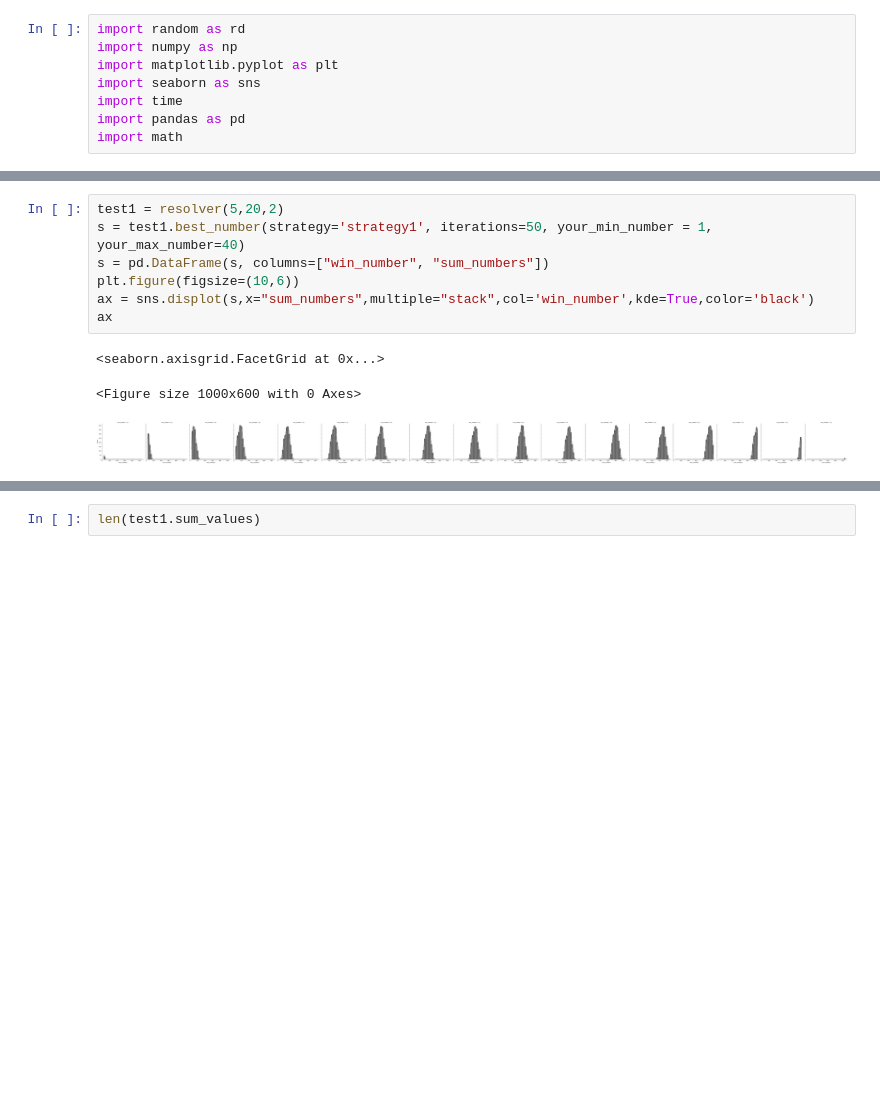
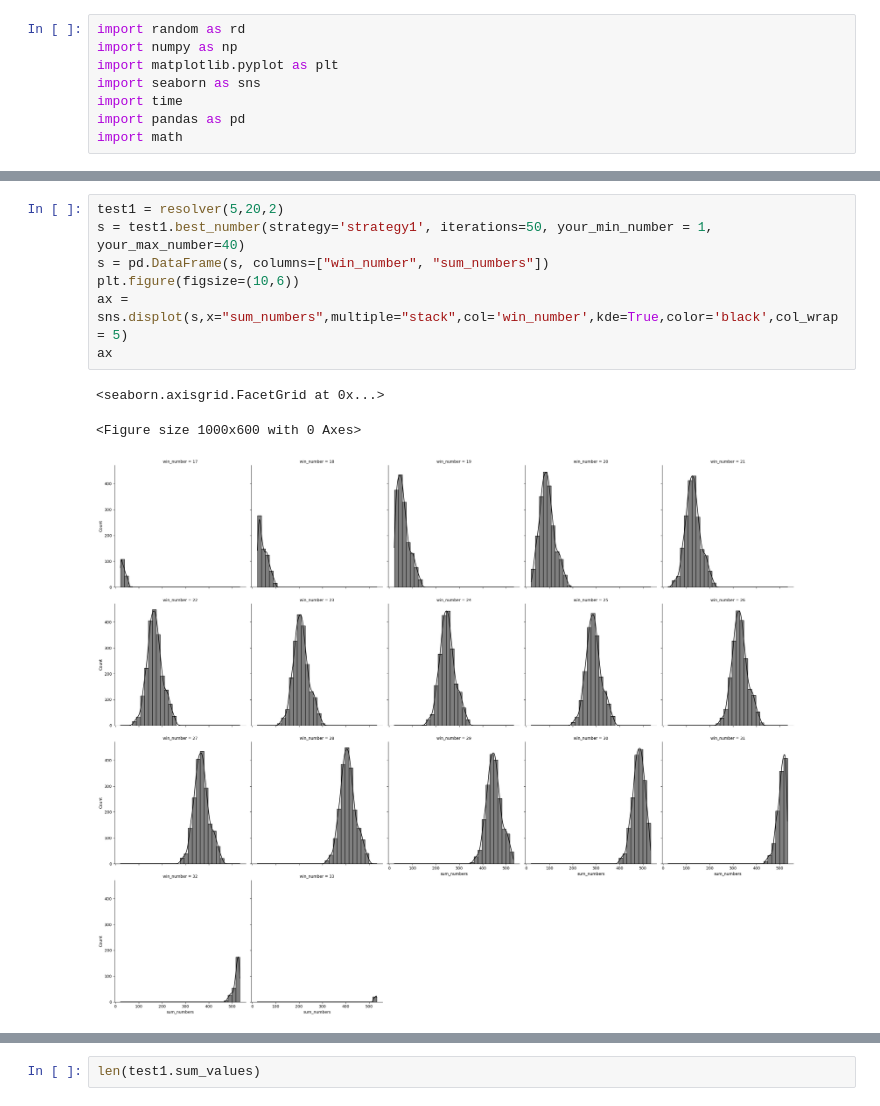
Before and after one commit to notoctane/project, a Jupyter notebook: project.ipynb, the cells around one changed output, grey strips where cells are left out. Saved outputs shown, nothing was run; the diff lists cells and outputs as text; blank space fills up the shorter version.

```diff
--- a/project.ipynb
+++ b/project.ipynb
@@ -141,11 +193,11 @@ s
 # %%
 test1 = resolver(5,20,2)
 s = test1.best_number(strategy='strategy1', iterations=50, your_min_number = 1, your_max_number=40)
 s = pd.DataFrame(s, columns=["win_number", "sum_numbers"])
 plt.figure(figsize=(10,6))
-ax = sns.displot(s,x="sum_numbers",multiple="stack",col='win_number',kde=True,color='black')
+ax = sns.displot(s,x="sum_numbers",multiple="stack",col='win_number',kde=True,color='black',col_wrap = 5)
 ax
 # %% [output]
 <seaborn.axisgrid.FacetGrid at 0x...>
 <Figure size 1000x600 with 0 Axes>
-[figure, old version]
+[figure, new version]
```
Also changed, not shown: parts of 21 cells of this notebook, 1 other file.
